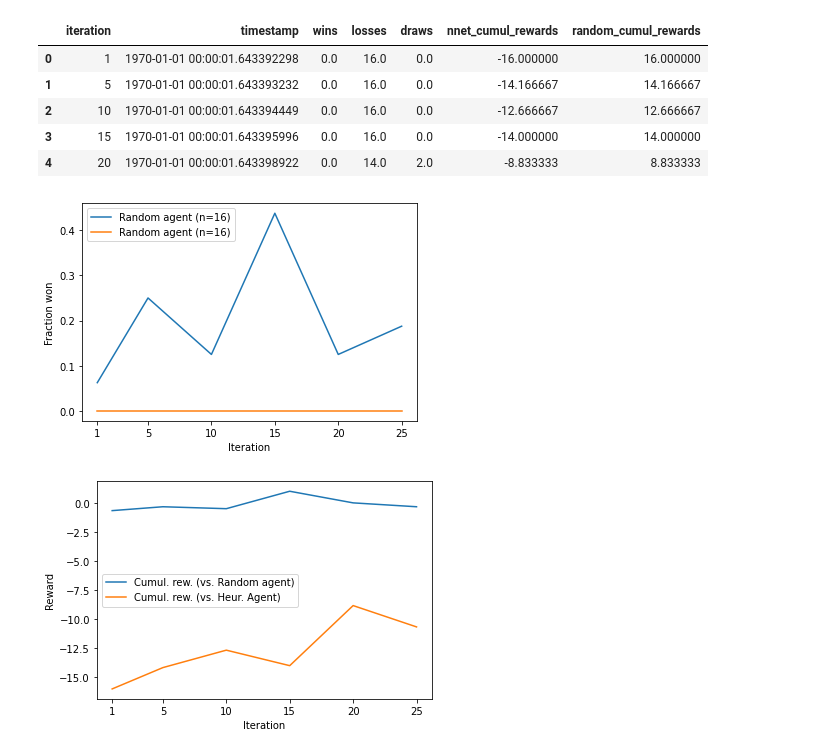
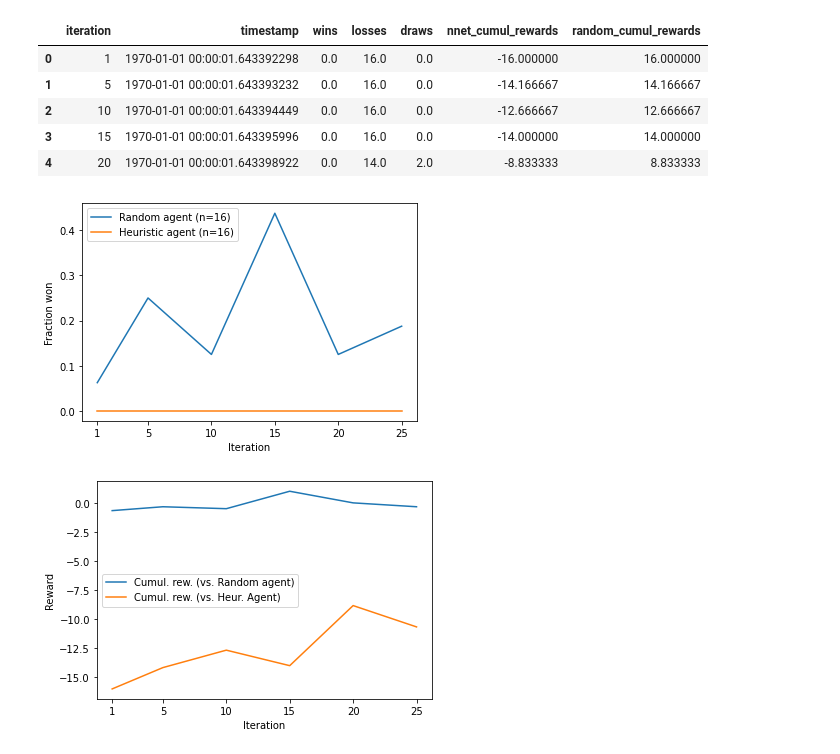
Before and after one commit to campfireman/bachelor-thesis, a Jupyter notebook: code/notebooks/training_overview.ipynb, the cells around one changed output. Saved outputs shown, nothing was run; the diff lists cells and outputs as text; code cells hidden in the pictures.

```diff
--- a/code/notebooks/training_overview.ipynb
+++ b/code/notebooks/training_overview.ipynb
@@ -58,19 +58,19 @@ hrstc_data.head()
 # %%
 rndm_n_games = int(rndm_data['wins'][0] + rndm_data['losses'][0] + rndm_data['draws'][0])
 hrstc_n_games = int(rndm_data['wins'][0] + rndm_data['losses'][0] + rndm_data['draws'][0])
 
 rndm_fraction_won = rndm_data.apply(lambda row: row['wins'] / rndm_n_games, axis=1).to_list()
 hrstc_fraction_won = hrstc_data.apply(lambda row: row['wins'] / hrstc_n_games, axis=1).to_list()
 
 plt.plot(rndm_data['iteration'], rndm_fraction_won,  label=f'Random agent (n={rndm_n_games})')
-plt.plot(rndm_data['iteration'], hrstc_fraction_won,  label=f'Random agent (n={hrstc_n_games})')
+plt.plot(rndm_data['iteration'], hrstc_fraction_won,  label=f'Heuristic agent (n={hrstc_n_games})')
 plt.xticks(rndm_data['iteration'])
 plt.xlabel('Iteration')
 plt.ylabel(f'Fraction won')
 plt.legend()
 plt.show()
 # %% [output]
-[figure, old version]
+[figure, new version]
 # %%
 plt.plot(rndm_data['iteration'], rndm_data['nnet_cumul_rewards'],  label=f'Cumul. rew. (vs. Random agent)')
 plt.plot(rndm_data['iteration'], hrstc_data['nnet_cumul_rewards'],  label=f'Cumul. rew. (vs. Heur. Agent)')
```
Also changed, not shown: 20 other files.
